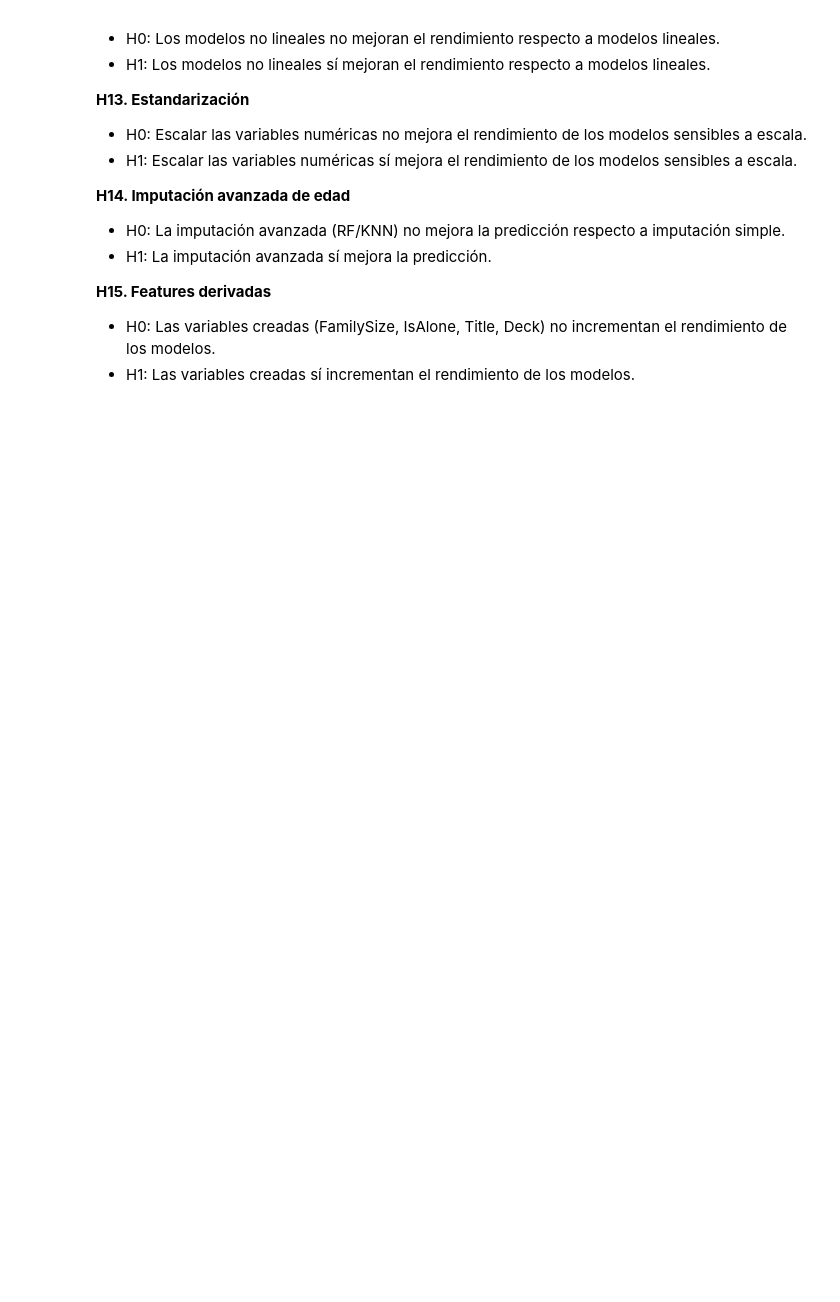
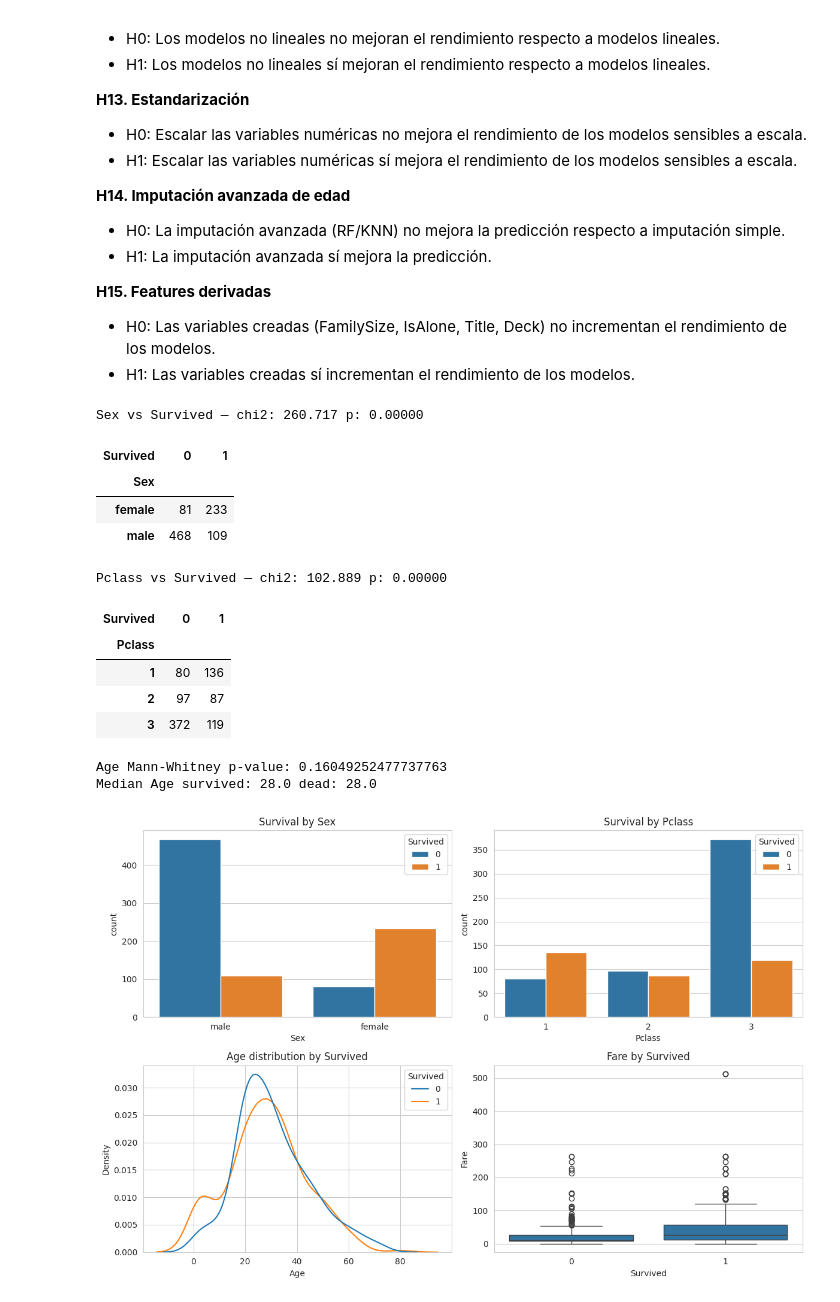
Before and after one commit to romera-rocio/Titanic_Rocio_Romera, a Jupyter notebook: Titanic.ipynb, the cells around one changed output. Saved outputs shown, nothing was run; the diff lists cells and outputs as text; code cells hidden in the pictures; blank space fills up the shorter version.

```diff
--- a/Titanic.ipynb
+++ b/Titanic.ipynb
@@ -230,3 +566,55 @@ plt.show()
 **H15. Features derivadas**
 - H0: Las variables creadas (FamilySize, IsAlone, Title, Deck) no incrementan el rendimiento de los modelos.
 - H1: Las variables creadas sí incrementan el rendimiento de los modelos.
+# %%
+# CELDA 4 - EDA (tests + plots)
+# 1) Contingency Sex vs Survived (chi2)
+ct_sex = pd.crosstab(train['Sex'], train['Survived'])
+chi2_sex, p_sex, _, _ = chi2_contingency(ct_sex)
+print("Sex vs Survived — chi2: %.3f p: %.5f" % (chi2_sex, p_sex))
+display(ct_sex)
+
+# 2) Contingency Pclass vs Survived (chi2)
+ct_pclass = pd.crosstab(train['Pclass'], train['Survived'])
+chi2_pc, p_pc, _, _ = chi2_contingency(ct_pclass)
+print("Pclass vs Survived — chi2: %.3f p: %.5f" % (chi2_pc, p_pc))
+display(ct_pclass)
+
+# 3) Age distribution by Survived (Mann-Whitney)
+age_survived = train.loc[train['Survived']==1, 'Age'].dropna()
+age_dead = train.loc[train['Survived']==0, 'Age'].dropna()
+stat_age, p_age = mannwhitneyu(age_survived, age_dead, alternative='two-sided')
+print("Age Mann-Whitney p-value:", p_age)
+print("Median Age survived:", age_survived.median(), "dead:", age_dead.median())
+
+# 4) Plots: survival rate by Sex and Pclass; Age KDE; Fare boxplot by Survived
+fig, axes = plt.subplots(2,2, figsize=(12,8))
+sns.countplot(data=train, x='Sex', hue='Survived', ax=axes[0,0])
+axes[0,0].set_title('Survival by Sex')
+
+sns.countplot(data=train, x='Pclass', hue='Survived', ax=axes[0,1])
+axes[0,1].set_title('Survival by Pclass')
+
+sns.kdeplot(data=train, x='Age', hue='Survived', common_norm=False, ax=axes[1,0])
+axes[1,0].set_title('Age distribution by Survived')
+
+sns.boxplot(data=train, x='Survived', y='Fare', ax=axes[1,1])
+axes[1,1].set_title('Fare by Survived')
+
+plt.tight_layout()
+plt.show()
+# %% [output]
+Sex vs Survived — chi2: 260.717 p: 0.00000
+| Survived | 0 | 1 |
+| Sex |  |  |
+| female | 81 | 233 |
+| male | 468 | 109 |
+Pclass vs Survived — chi2: 102.889 p: 0.00000
+| Survived | 0 | 1 |
+| Pclass |  |  |
+| 1 | 80 | 136 |
+| 2 | 97 | 87 |
+| 3 | 372 | 119 |
+Age Mann-Whitney p-value: 0.16049252477737763
+Median Age survived: 28.0 dead: 28.0
+[figure, added]
```
Also changed, not shown: parts of 19 cells of this notebook.
